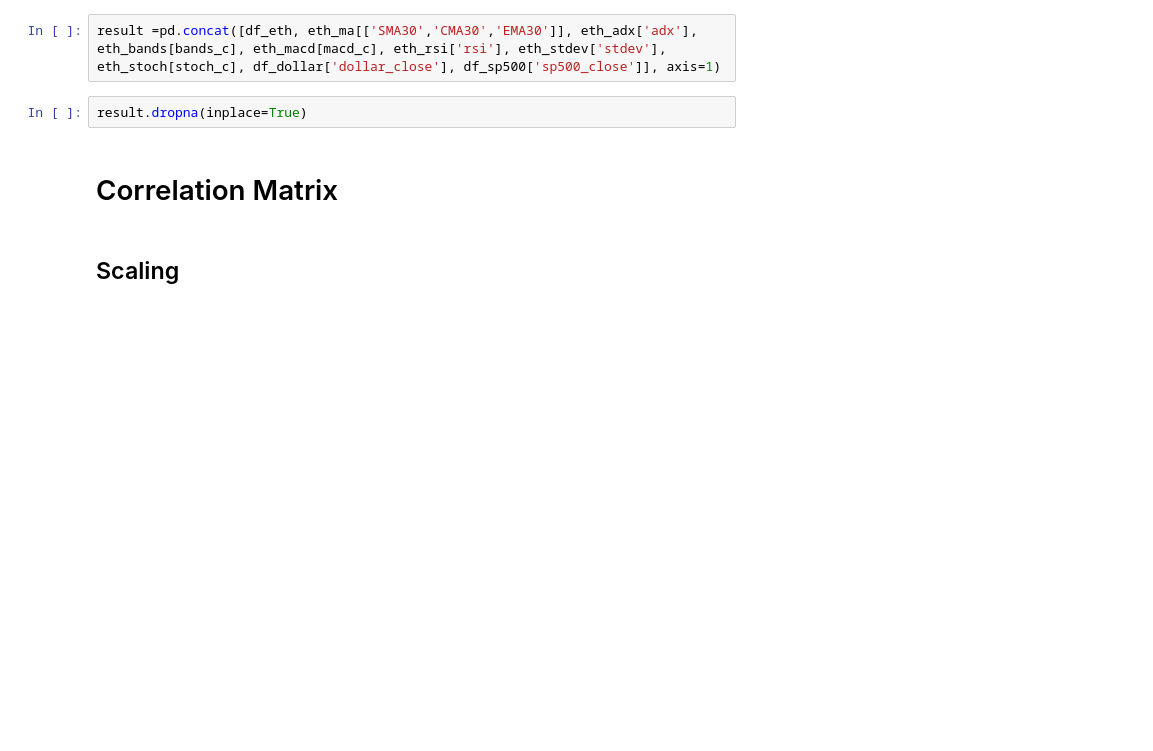
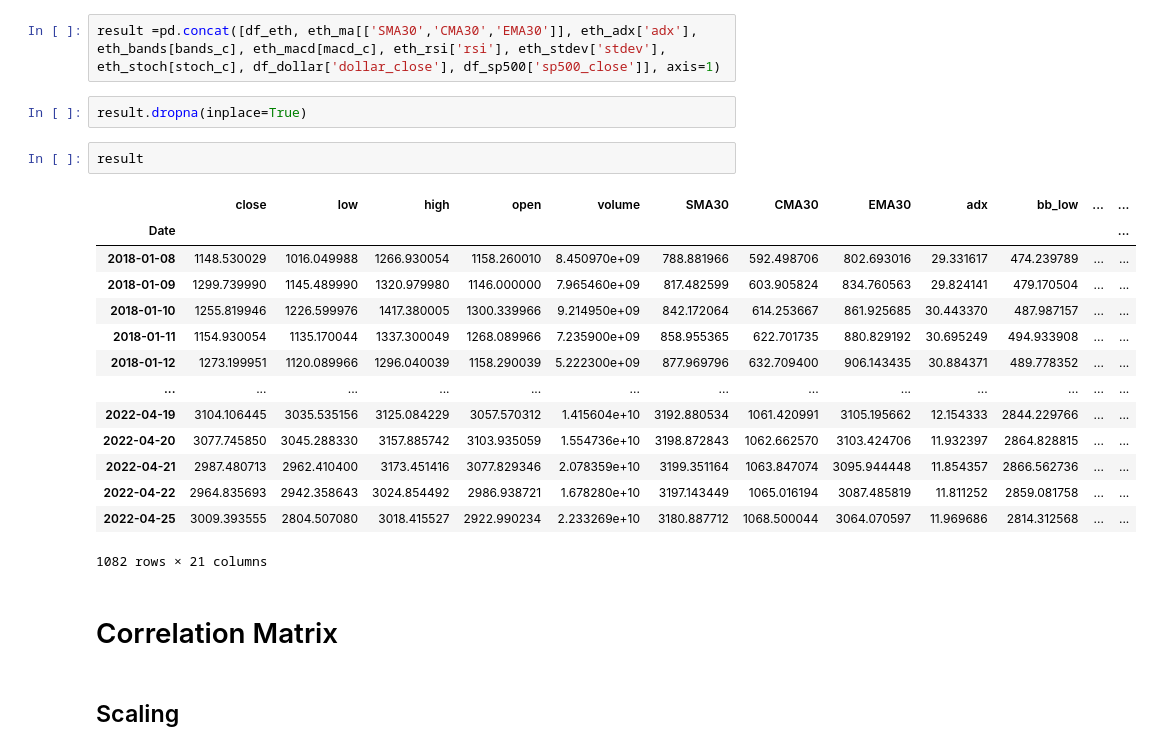
Before and after one commit to diogobulhosa/BC4, a Jupyter notebook: notebooks/nb-eth.ipynb, the cells around one changed output. Cells and saved outputs as stored; diff of their text form; blank space fills up the shorter version.

```diff
--- a/notebooks/nb-eth.ipynb
+++ b/notebooks/nb-eth.ipynb
@@ -338,6 +452,23 @@ Name: dollar_close, Length: 1122, dtype: float64
 result =pd.concat([df_eth, eth_ma[['SMA30','CMA30','EMA30']], eth_adx['adx'], eth_bands[bands_c], eth_macd[macd_c], eth_rsi['rsi'], eth_stdev['stdev'], eth_stoch[stoch_c], df_dollar['dollar_close'], df_sp500['sp500_close']], axis=1)
 # %%
 result.dropna(inplace=True)
+# %%
+result
+# %% [output]
+|  | close | low | high | open | volume | SMA30 | CMA30 | EMA30 | adx | bb_low | ... | ... |
+| Date |  |  |  |  |  |  |  |  |  |  |  | ... |
+| 2018-01-08 | 1148.530029 | 1016.049988 | 1266.930054 | 1158.260010 | 8.450970e+09 | 788.881966 | 592.498706 | 802.693016 | 29.331617 | 474.239789 | ... | ... |
+| 2018-01-09 | 1299.739990 | 1145.489990 | 1320.979980 | 1146.000000 | 7.965460e+09 | 817.482599 | 603.905824 | 834.760563 | 29.824141 | 479.170504 | ... | ... |
+| 2018-01-10 | 1255.819946 | 1226.599976 | 1417.380005 | 1300.339966 | 9.214950e+09 | 842.172064 | 614.253667 | 861.925685 | 30.443370 | 487.987157 | ... | ... |
+| 2018-01-11 | 1154.930054 | 1135.170044 | 1337.300049 | 1268.089966 | 7.235900e+09 | 858.955365 | 622.701735 | 880.829192 | 30.695249 | 494.933908 | ... | ... |
+| 2018-01-12 | 1273.199951 | 1120.089966 | 1296.040039 | 1158.290039 | 5.222300e+09 | 877.969796 | 632.709400 | 906.143435 | 30.884371 | 489.778352 | ... | ... |
+| ... | ... | ... | ... | ... | ... | ... | ... | ... | ... | ... | ... | ... |
+| 2022-04-19 | 3104.106445 | 3035.535156 | 3125.084229 | 3057.570312 | 1.415604e+10 | 3192.880534 | 1061.420991 | 3105.195662 | 12.154333 | 2844.229766 | ... | ... |
+| 2022-04-20 | 3077.745850 | 3045.288330 | 3157.885742 | 3103.935059 | 1.554736e+10 | 3198.872843 | 1062.662570 | 3103.424706 | 11.932397 | 2864.828815 | ... | ... |
+| 2022-04-21 | 2987.480713 | 2962.410400 | 3173.451416 | 3077.829346 | 2.078359e+10 | 3199.351164 | 1063.847074 | 3095.944448 | 11.854357 | 2866.562736 | ... | ... |
+| 2022-04-22 | 2964.835693 | 2942.358643 | 3024.854492 | 2986.938721 | 1.678280e+10 | 3197.143449 | 1065.016194 | 3087.485819 | 11.811252 | 2859.081758 | ... | ... |
+| 2022-04-25 | 3009.393555 | 2804.507080 | 3018.415527 | 2922.990234 | 2.233269e+10 | 3180.887712 | 1068.500044 | 3064.070597 | 11.969686 | 2814.312568 | ... | ... |
+1082 rows × 21 columns
 # %% [markdown]
 # Correlation Matrix
 # %% [markdown]
```
Also changed, not shown: parts of 8 cells of this notebook, 23 other files.
